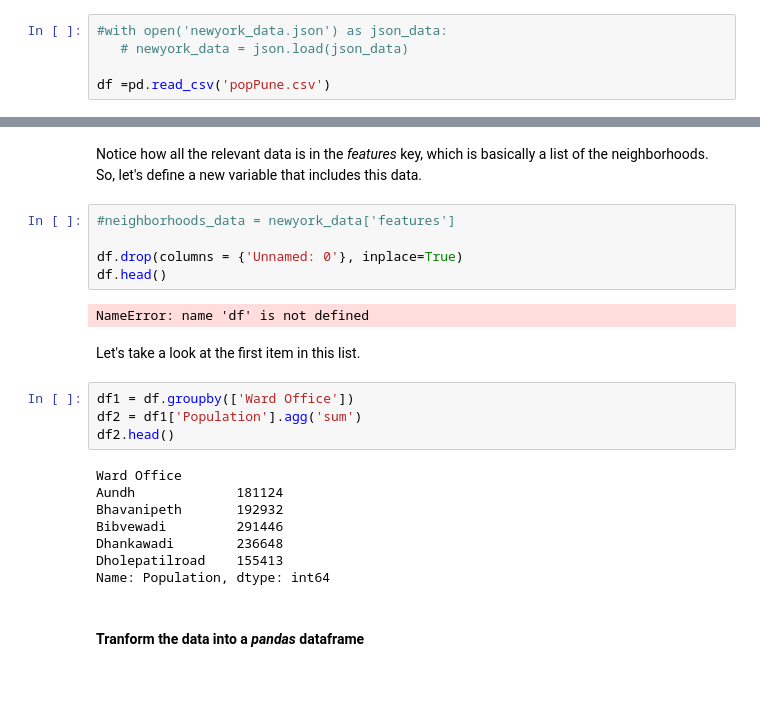
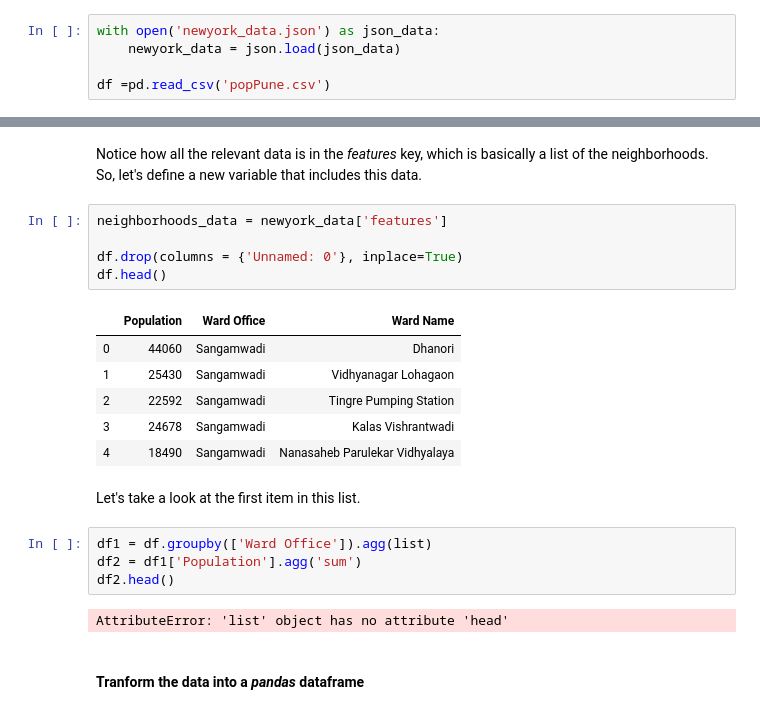
Before and after one commit to IshanDaga/Coursera_Capstone, a Jupyter notebook: DP0701EN-3-3-2-Neighborhoods-New-York-py-v1.0.ipynb, the cells around one changed output, grey strips where cells are left out. Cells and saved outputs as stored; diff of their text form; blank space fills up the shorter version.

```diff
--- a/DP0701EN-3-3-2-Neighborhoods-New-York-py-v1.0.ipynb
+++ b/DP0701EN-3-3-2-Neighborhoods-New-York-py-v1.0.ipynb
@@ -74,8 +74,8 @@ Data downloaded!
 # %% [markdown]
 Next, let's load the data.
 # %%
-#with open('newyork_data.json') as json_data:
-   # newyork_data = json.load(json_data)
+with open('newyork_data.json') as json_data:
+    newyork_data = json.load(json_data)
 
 df =pd.read_csv('popPune.csv')
 # %% [markdown]
@@ -83,26 +83,25 @@ Let's take a quick look at the data.
 # %% [markdown]
 Notice how all the relevant data is in the *features* key, which is basically a list of the neighborhoods. So, let's define a new variable that includes this data.
 # %%
-#neighborhoods_data = newyork_data['features']
+neighborhoods_data = newyork_data['features']
 
 df.drop(columns = {'Unnamed: 0'}, inplace=True)
 df.head()
 # %% [output]
-NameError: name 'df' is not defined
+|  | Population | Ward Office | Ward Name |
+| 0 | 44060 | Sangamwadi | Dhanori |
+| 1 | 25430 | Sangamwadi | Vidhyanagar Lohagaon |
+| 2 | 22592 | Sangamwadi | Tingre Pumping Station |
+| 3 | 24678 | Sangamwadi | Kalas Vishrantwadi |
+| 4 | 18490 | Sangamwadi | Nanasaheb Parulekar Vidhyalaya |
 # %% [markdown]
 Let's take a look at the first item in this list.
 # %%
-df1 = df.groupby(['Ward Office'])
+df1 = df.groupby(['Ward Office']).agg(list)
 df2 = df1['Population'].agg('sum')
 df2.head()
 # %% [output]
-Ward Office
-Aundh             181124
-Bhavanipeth       192932
-Bibvewadi         291446
-Dhankawadi        236648
-Dholepatilroad    155413
-Name: Population, dtype: int64
+AttributeError: 'list' object has no attribute 'head'
 # %% [markdown]
 #### Tranform the data into a *pandas* dataframe
 # %% [markdown]
```
Also changed, not shown: parts of 1 cell of this notebook, 2 other files.
